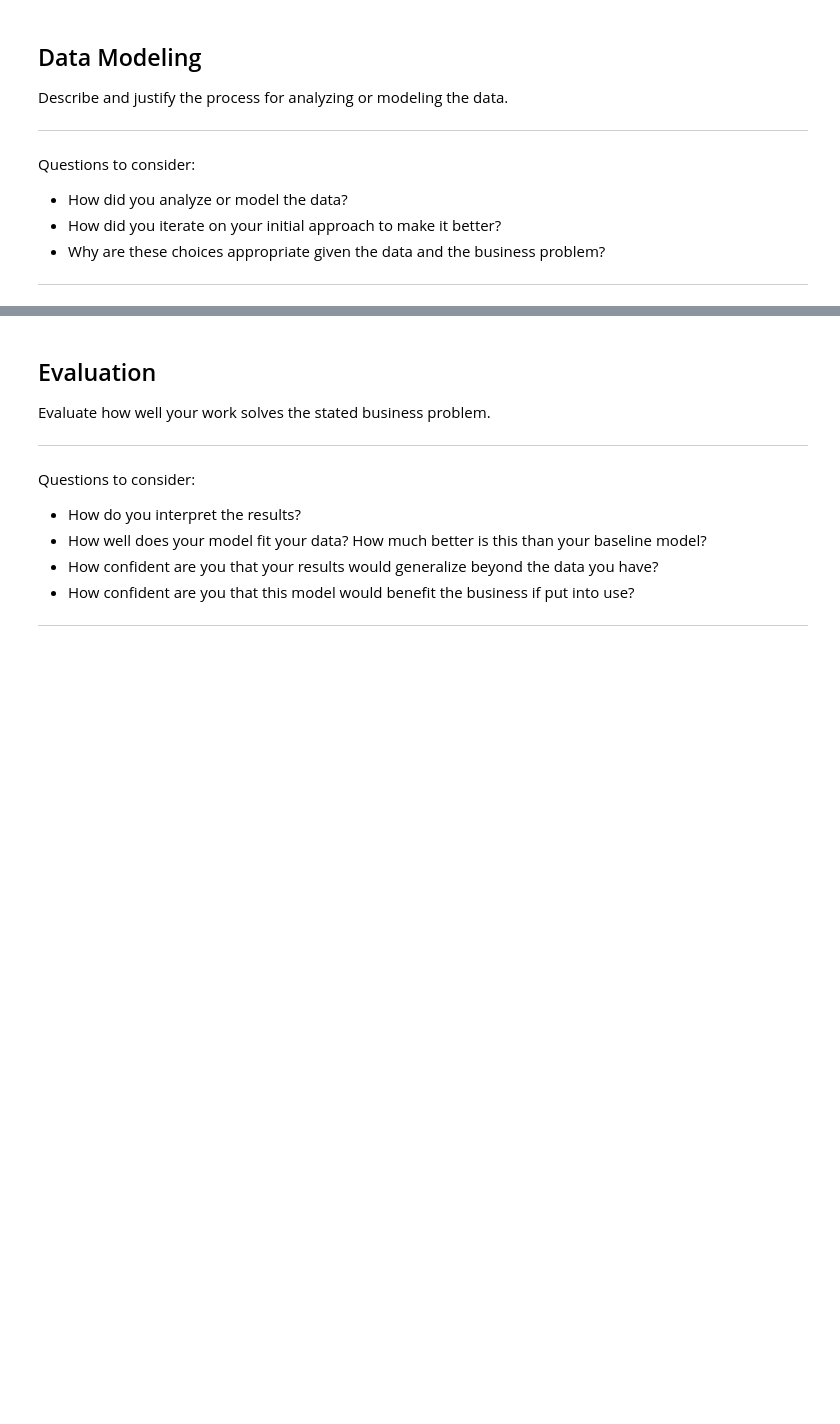
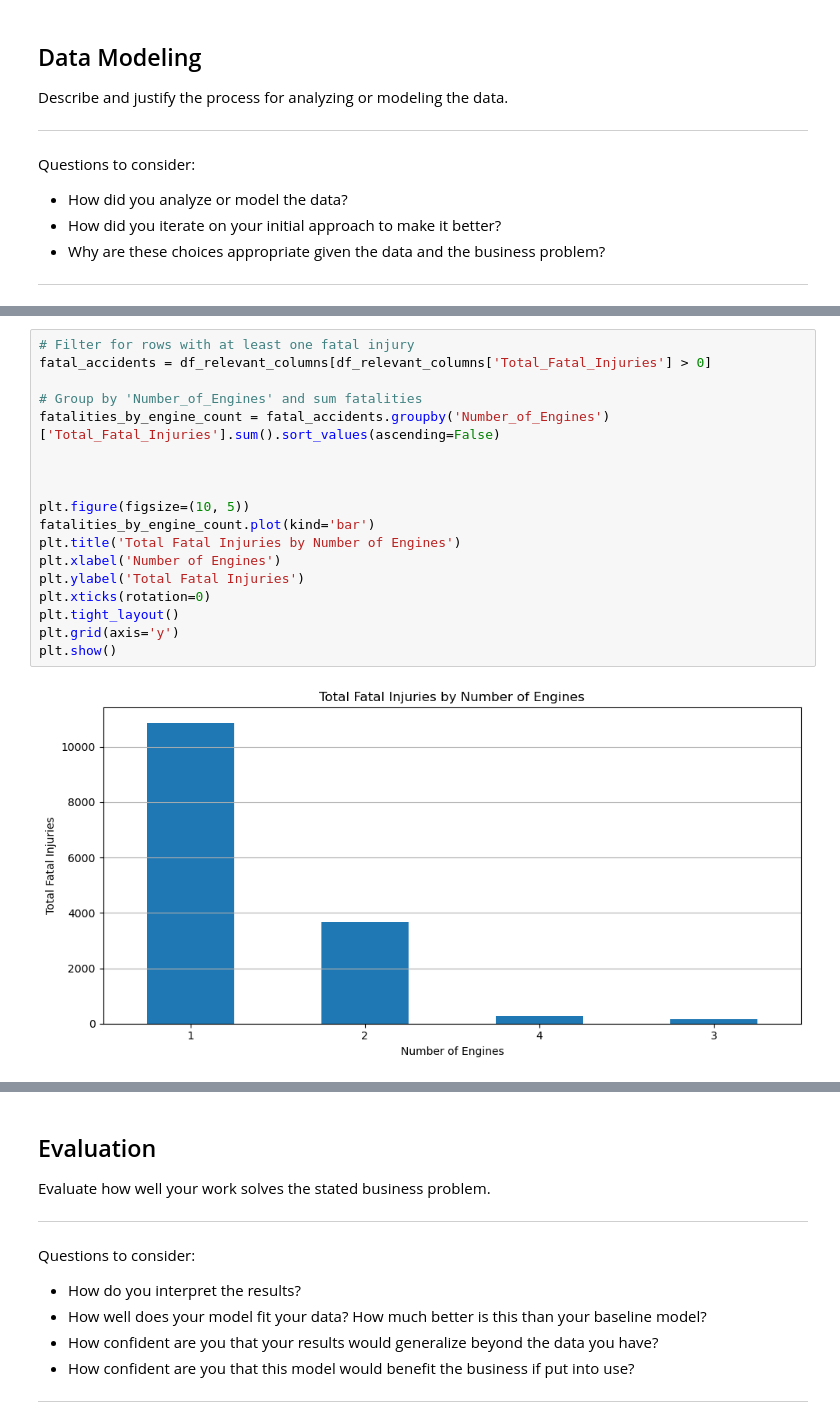
Before and after one commit to Pepe1827/Project-Aviation, a Jupyter notebook: dsc-phase1-project-template.ipynb, the cells around one changed output, grey strips where cells are left out. Drawn from its saved outputs; the diff is of its cells as text; blank space fills up the shorter version.

```diff
--- a/dsc-phase1-project-template.ipynb
+++ b/dsc-phase1-project-template.ipynb
@@ -290,0 +581,20 @@ Questions to consider:
+# %%
+# Filter for rows with at least one fatal injury
+fatal_accidents = df_relevant_columns[df_relevant_columns['Total_Fatal_Injuries'] > 0]
+
+# Group by 'Number_of_Engines' and sum fatalities
+fatalities_by_engine_count = fatal_accidents.groupby('Number_of_Engines')['Total_Fatal_Injuries'].sum().sort_values(ascending=False)
+
+
+
+plt.figure(figsize=(10, 5))
+fatalities_by_engine_count.plot(kind='bar')
+plt.title('Total Fatal Injuries by Number of Engines')
+plt.xlabel('Number of Engines')
+plt.ylabel('Total Fatal Injuries')
+plt.xticks(rotation=0)
+plt.tight_layout()
+plt.grid(axis='y')
+plt.show()
+# %% [output]
+[figure, added]
```
Also changed, not shown: parts of 26 cells of this notebook, 1 other file.
